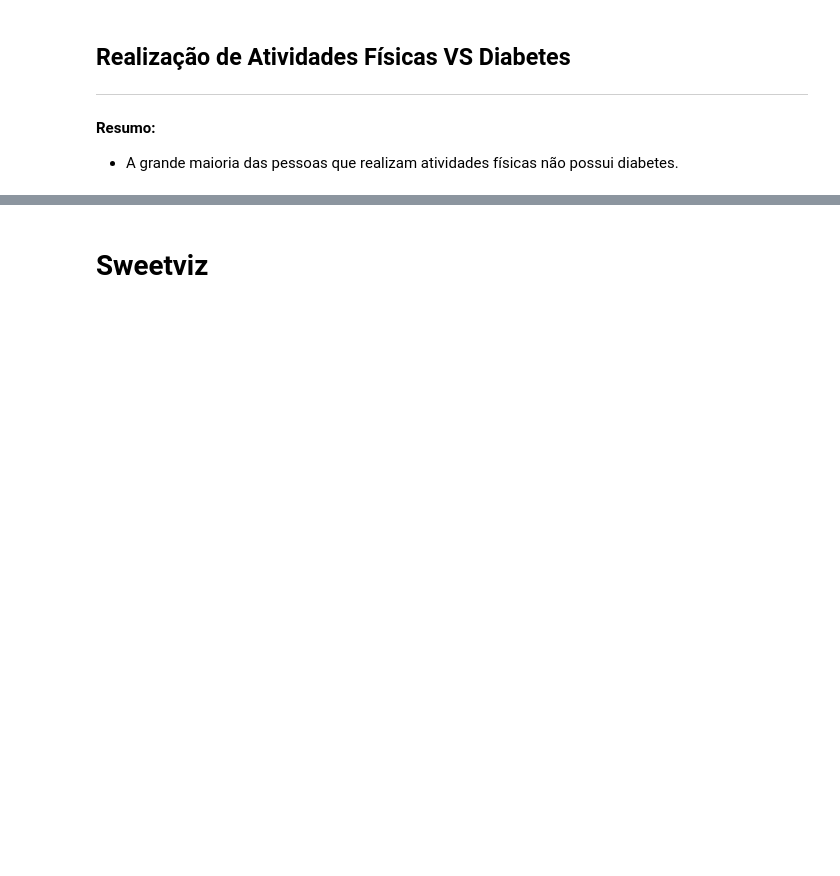
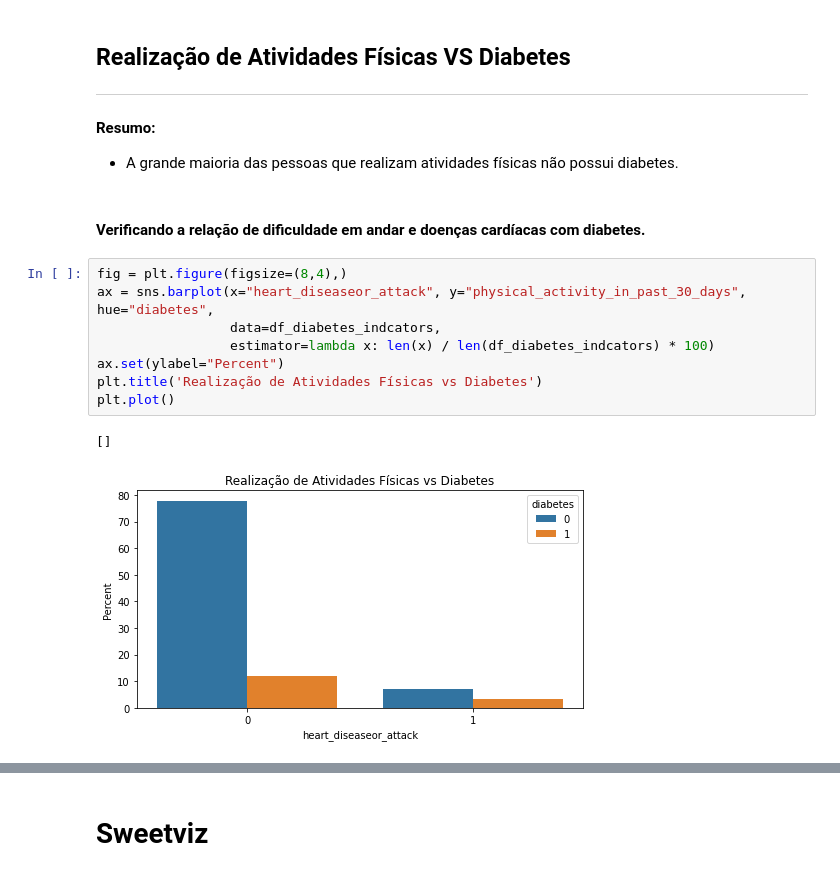
Before and after one commit to Joaquim-Santos/Analysis-of-Diabetes-Risk-Factors, a Jupyter notebook: notebooks/analise_exploratoria.ipynb, the cells around one changed output, grey strips where cells are left out. Cells and saved outputs as stored; diff of their text form; blank space fills up the shorter version.

```diff
--- a/notebooks/analise_exploratoria.ipynb
+++ b/notebooks/analise_exploratoria.ipynb
@@ -581,3 +584,16 @@ plt.plot()
 ***
 **Resumo:**
 - A grande maioria das pessoas que realizam atividades físicas não possui diabetes.
+# %% [markdown]
+#### Verificando a relação de dificuldade em andar e doenças cardíacas com diabetes.
+# %%
+fig = plt.figure(figsize=(8,4),)
+ax = sns.barplot(x="heart_diseaseor_attack", y="physical_activity_in_past_30_days", hue="diabetes",
+                 data=df_diabetes_indcators,
+                 estimator=lambda x: len(x) / len(df_diabetes_indcators) * 100)
+ax.set(ylabel="Percent")
+plt.title('Realização de Atividades Físicas vs Diabetes')
+plt.plot()
+# %% [output]
+[]
+[figure, added]
```
Also changed, not shown: parts of 6 cells of this notebook, 5 other files.
